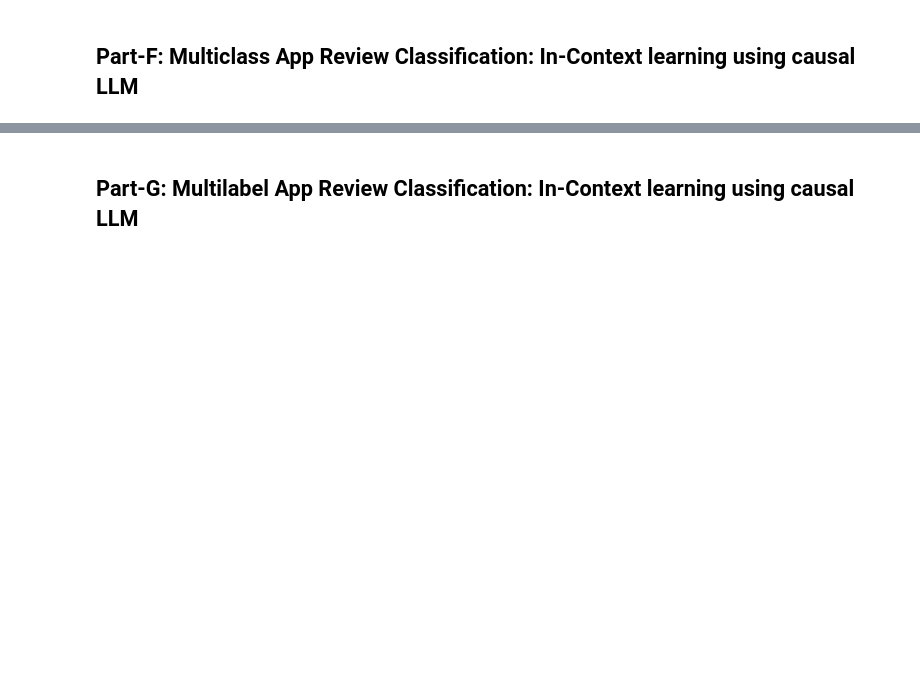
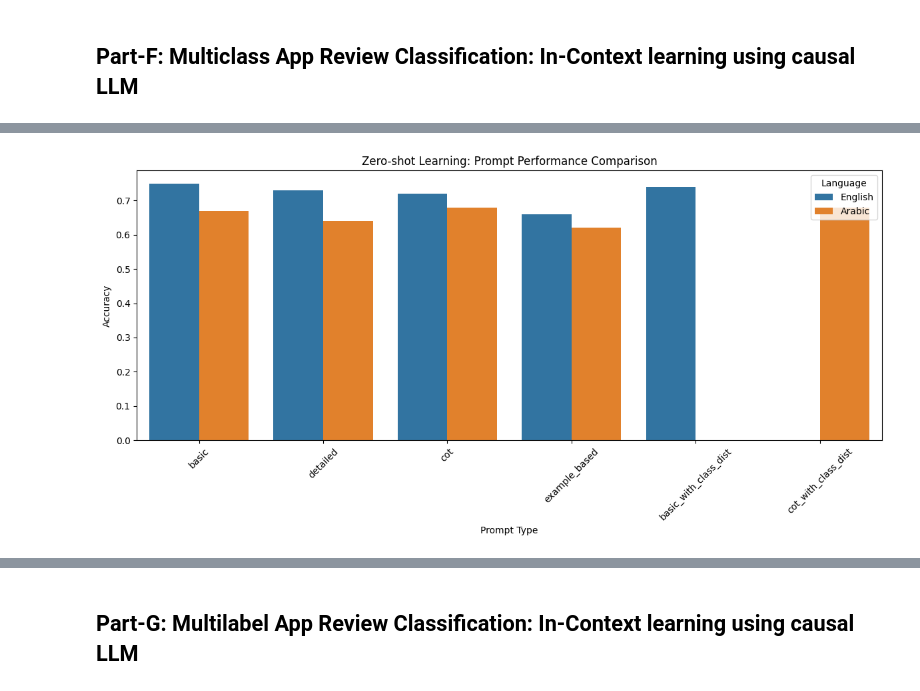
Before and after one commit to Hayder-Aleissa/NLP-Project, a Jupyter notebook: NLP_project.ipynb, the cells around one changed output, grey strips where cells are left out. Cells and saved outputs as stored; diff of their text form; code cells hidden in the pictures; blank space fills up the shorter version.

```diff
--- a/NLP_project.ipynb
+++ b/NLP_project.ipynb
@@ -1983,0 +2722,5 @@ balancing the data in a more efficient way, also more importantly the model seem
+# %%
+# Visualize results
+plot_zero_shot_results(zero_shot_results["english_results"], zero_shot_results["arabic_results"])
+# %% [output]
+[figure, added]
```
Also changed, not shown: parts of 38 cells of this notebook, 1 other file.
